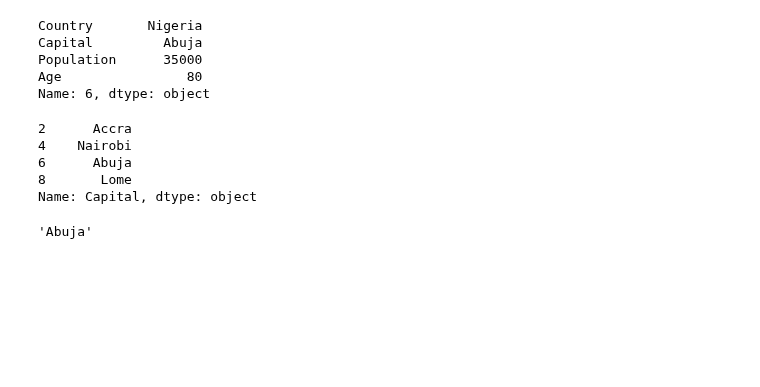
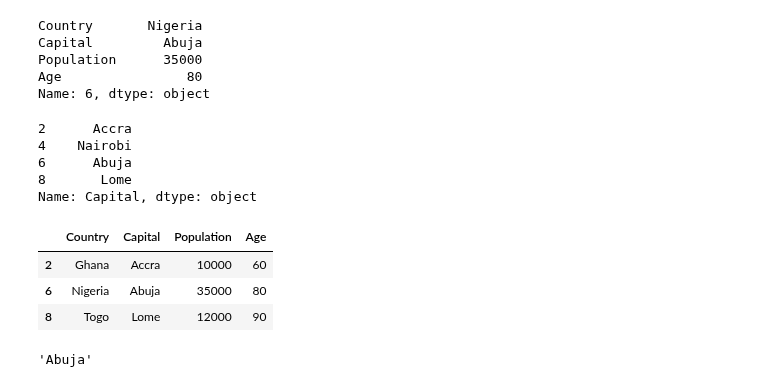
Before and after one commit to Njeri-Gitome/DS_Track, a Jupyter notebook: Introduction_to_Python_for_Machine_Learning.ipynb, the cells around one changed output. Saved outputs shown, nothing was run; the diff lists cells and outputs as text; code cells hidden in the pictures; blank space fills up the shorter version.

```diff
--- a/Introduction_to_Python_for_Machine_Learning.ipynb
+++ b/Introduction_to_Python_for_Machine_Learning.ipynb
@@ -715,6 +724,16 @@ df["Capital"]
 6      Abuja
 8       Lome
 Name: Capital, dtype: object
+# %%
+#Boolean indexing
+
+#Select capitals with population greater that 85000
+df[df["Population"]>8500]
+# %% [output]
+|  | Country | Capital | Population | Age |
+| 2 | Ghana | Accra | 10000 | 60 |
+| 6 | Nigeria | Abuja | 35000 | 80 |
+| 8 | Togo | Lome | 12000 | 90 |
 # %%
 #at at iat retreive single values values.
 #at uses column and row labels.
```
Also changed, not shown: parts of 3 cells of this notebook.
